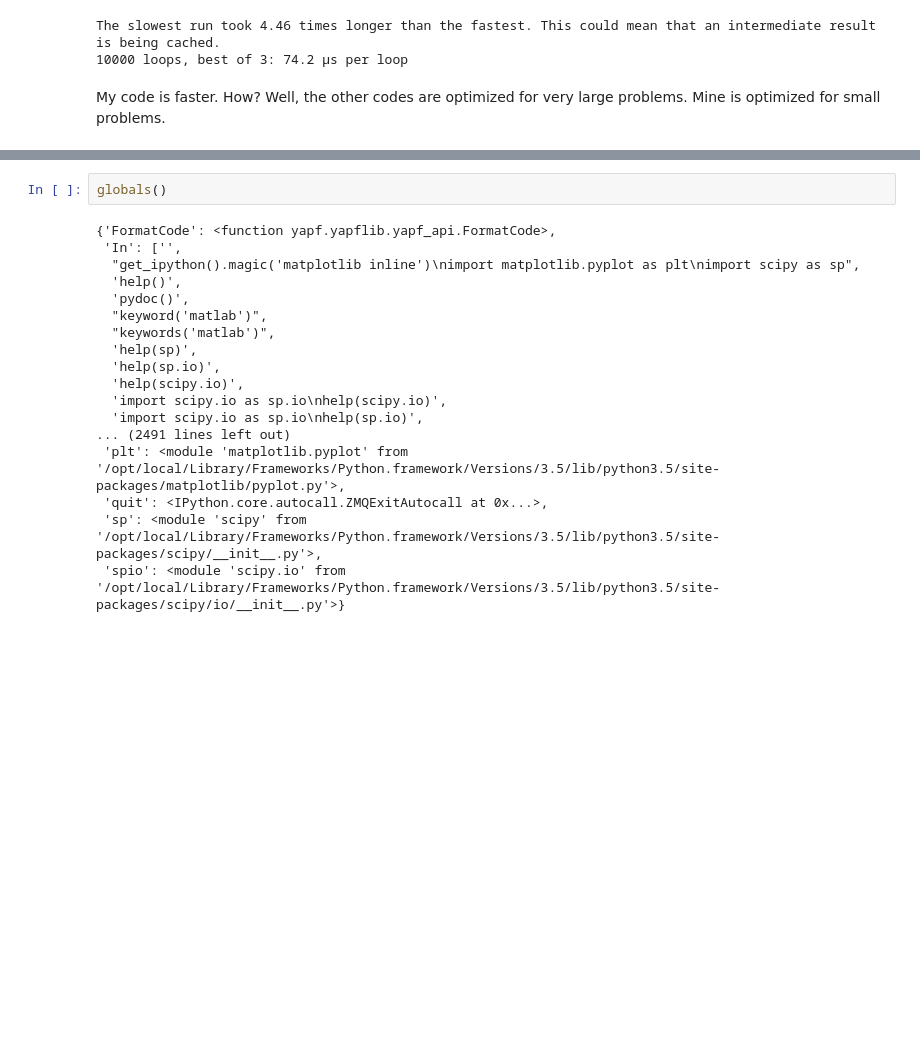
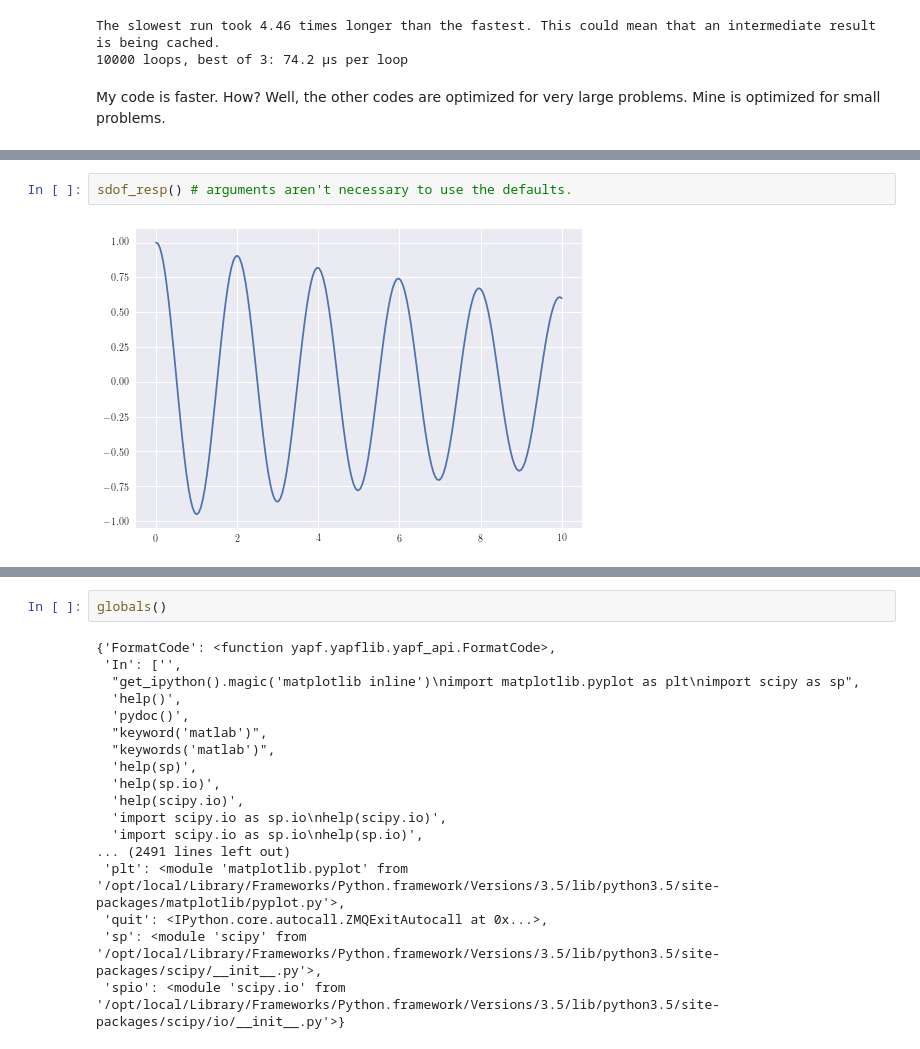
Before and after one commit to josephcslater/JupyterExamples, a Jupyter notebook: Newton_Raphson_and Intro to Scientific Python.ipynb, the cells around one changed output, grey strips where cells are left out. Cells and saved outputs as stored; diff of their text form; blank space fills up the shorter version.

```diff
--- a/Newton_Raphson.ipynb
+++ b/Newton_Raphson_and Intro to Scientific Python.ipynb
@@ -158,0 +197,4 @@ My code is faster. How? Well, the other codes are optimized for very large probl
+# %%
+sdof_resp() # arguments aren't necessary to use the defaults.
+# %% [output]
+[figure, added]
```
Also changed, not shown: parts of 9 cells of this notebook, 1 other file.
